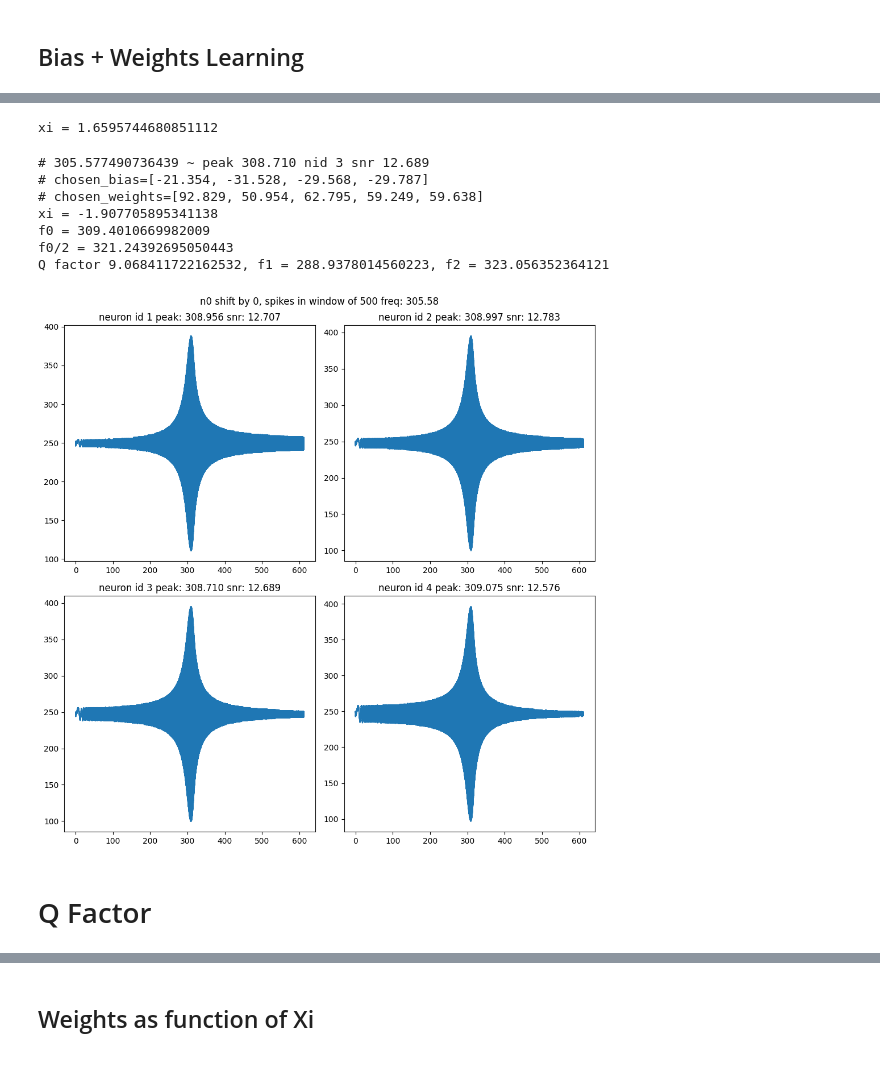
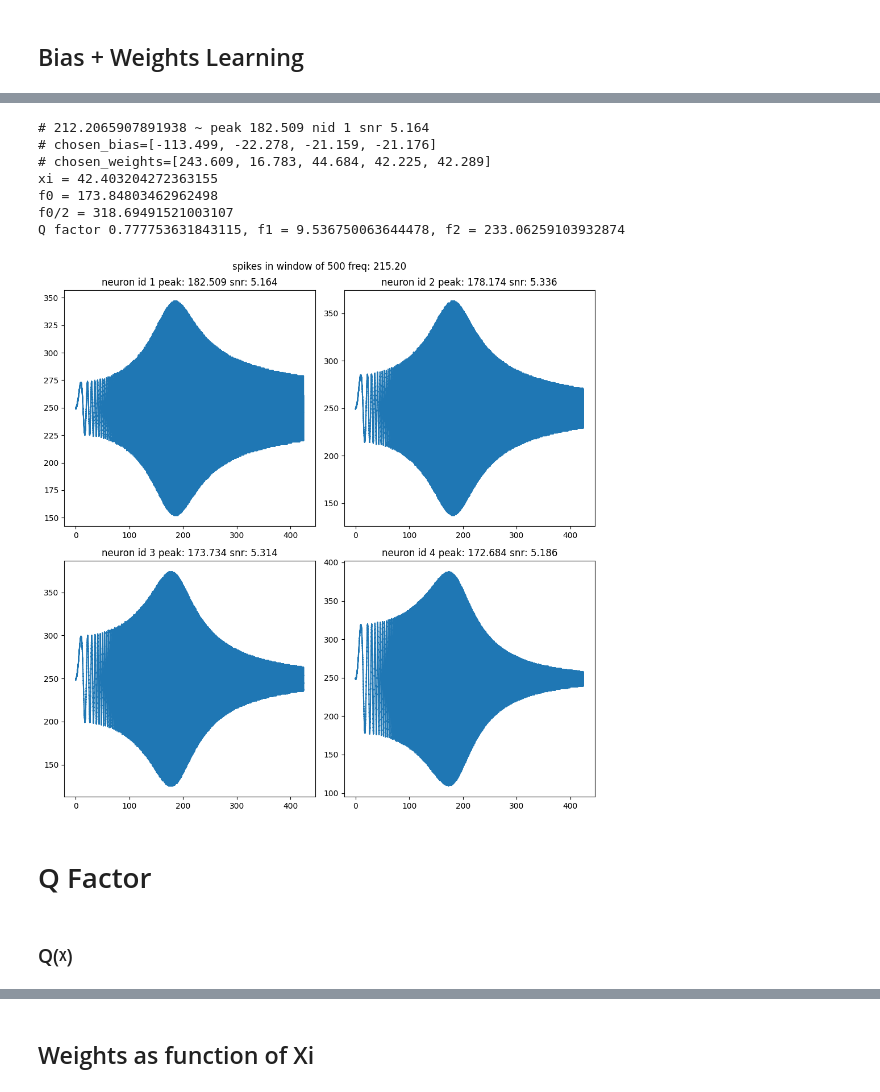
Before and after one commit to yakir4123/SNN-SCTN, a Jupyter notebook: notebooks/supervised_stdp_resonator.ipynb, the cells around one changed output, grey strips where cells are left out. Cells and saved outputs as stored; diff of their text form; code cells hidden in the pictures.

```diff
--- a/notebooks/supervised_stdp_resonator.ipynb
+++ b/notebooks/supervised_stdp_resonator.ipynb
@@ -72,7 +72,7 @@ def argmax(arr):
     return int(.5 * (np.argmax(arr) + len(arr) - np.argmax(arr[::-1]) - 1))
 
 clk_freq = 1536000
-freq0 = 305
+freq0 = 254
 lf = 4
 best_lp = lp_by_lf(lf, freq0, clk_freq)
 freq0 = freq_of_resonator(clk_freq, lf, best_lp)
@@ -87,11 +87,11 @@ freq0
 # %%
 %matplotlib inline
 
-gain = 19
+gain = 12
 spikes_window = 500
+
 resonator = SpikingNetwork(clk_freq)
 resonator.add_amplitude(1000)
-
 # Encode to pdm
 neuron = create_SCTN()
 neuron.activation_function = IDENTITY
@@ -105,13 +105,13 @@ resonator_input = neuron_output(resonator.neurons[0], freq0, shift_degrees=0)
 rresonator_input = events_to_spikes(resonator_input-resonator_input[0], run_window=spikes_window, spikes_arr_size=int(clk_freq/freq0)+1)
 
 ground_truth = []
-phase_shifts = [0] + [45]*3
+phase_shifts = [37.2] + [45]*3
 phase_shifts = np.cumsum(phase_shifts)
 
 gt4stdp = []
 for phase_shift_degree in phase_shifts:
     phase_shift = phase_shift_degree/360
-    resonator.input_full_data(8*sine_wave[int((1-phase_shift)*wave_length):int((20-phase_shift)*wave_length)])
+    resonator.input_full_data(sine_wave[int((1-phase_shift)*wave_length):int((20-phase_shift)*wave_length)])
     resonator.log_out_spikes(-1)
     resonator.forget_logs()
 
@@ -330,8 +292,8 @@ axs[bias_axs].set_xlim(0, epochs+1)
 axs[bias_axs].set_xticks([])
 biases_lines = [axs[bias_axs].plot([w], label=f'bias {i}', color=colors[i])[0] for i, w in enumerate(biases[0])]
 
-y_epsilon = spikes_window * 0.020
-x_epsilon = len(rresonator_input) * 10 / 360
+y_epsilon = spikes_window * 0.01
+x_epsilon = len(rresonator_input) * 5 / 360
 
 gt_peaks = [argmax(gt) for gt in rolling_gt]
 x_phase = np.arange(0, len(rresonator_input))
@@ -465,7 +427,8 @@ with tqdm() as pbar:
             # next condition is to check if the peak is in the right place.
             o_argmax = argmax(o)
 
-            if (abs(o_argmax - gt_peaks[j]) <= 3 * x_epsilon and
+            if (
+#                 abs(o_argmax - gt_peaks[j]) <= 3 * x_epsilon and
                 abs(o_max - gt_wave_amplitudes[j][0]) > y_epsilon/4 and
                 abs(o_min - gt_wave_amplitudes[j][1]) > y_epsilon/4
 
@@ -481,7 +444,7 @@ with tqdm() as pbar:
                 if areas_j == [] or len(areas_j[-1]) == 2:
                     areas_j.append((i, ))
                 # 100 mse -> stretch_or_shrink_scale 0.001
-                stretch_or_shrink_scale = 5*(mses[i, j]*1000//1e4) / 1e4
+                stretch_or_shrink_scale = (mses[i, j]*1000//1e4) / 1e4
                 if gt_wave_amplitudes[j][1] < o_min < o_max < gt_wave_amplitudes[j][0]:
                     neuron.theta -= stretch_or_shrink_scale
                     neuron.synapses_weights[0] += 2 * stretch_or_shrink_scale #/ len(neuron.synapses_weights)
@@ -645,9 +589,5 @@ axs[1].legend()
-# %%
-x = np.linspace(0, 360, len(output[0]))
-print(f'xi = {x[int(argmax(output[1]))] - x[int(argmax(output[0]))]}')
-# %% [output]
-xi = 1.6595744680851112
 # %%
+%matplotlib inline
 x = np.linspace(0, 360, len(output[0]))
 xi = x[int(argmax(output[1]))] - x[int(argmax(output[0]))]
 
@@ -668,7 +608,7 @@ start_freq = 0
 spectrum = 2 * freq0
 res_resonator.forget_logs()
 
-step = 100/(clk_freq)
+step = 200/(clk_freq)
 test_size = int(spectrum / step)
 test_resonator_on_chirp(
     res_resonator,
@@ -683,47 +623,49 @@ peak = [0] * 4
 best_lp = lp_by_lf(lf, freq0, clk_freq)
 f_resonator = freq_of_resonator(clk_freq, lf, best_lp)
 fig, axs = plt.subplots(2, 2, figsize=(10, 10))
-fig.suptitle(f'n0 shift by {phase_shifts[0]}, spikes in window of {spikes_window} freq: {f_resonator:.2f}')
+fig.suptitle(f'spikes in window of {spikes_window} freq: {f_resonator:.2f}')
 for nid in range(4):
     spikes_neuron = res_resonator.neurons[nid + 1]
     y_events = spikes_neuron.out_spikes()
     y_spikes = np.zeros(test_size)
     y_spikes[y_events] = 1
     y_spikes = np.convolve(y_spikes, np.ones(spikes_window, dtype=int), 'valid')
     x = np.linspace(start_freq, start_freq+spectrum, len(y_spikes))
 
     ax = axs[nid//2, nid%2]
     # ax.set_ylim(spikes_window/4, 3*spikes_window/4)
     ax.plot(x, y_spikes)
     snr_spikes = y_spikes[3000:]
     snr[nid] = (snr_spikes.max() - snr_spikes.min())/snr_spikes.std()
     peak[nid] = x[3000+np.argmax(snr_spikes)]
     ax.set_title(f'neuron id {nid + 1} peak: {peak[nid]:.3f} snr: {snr[nid]:.3f}')
 fig.tight_layout()
 
 nid = np.argmax(np.array(snr) / np.abs(np.array(peak) - freq0))
 print(f'# {freq0} ~ peak {peak[nid]:.3f} nid {nid+1} snr {snr[nid]:.3f}')
 print(f'# chosen_bias={list(chosen_bias)}')
 print(f'# chosen_weights={list(chosen_weights)}')
 
 f0 = x[y_spikes == y_spikes.max()]
 f0 = (f0[0] + f0[-1])/2
 f2 = np.mean(y_spikes) + .5*(np.max(y_spikes) - np.mean(y_spikes))
 arg_Q = x[(y_spikes > f2*.997) & (y_spikes < f2*1.003)]
 print(f'xi = {xi}')
 print(f'f0 = {f0}')
 print(f'f0/2 = {f2}')
 print(f'Q factor {f0/(arg_Q[-1] - arg_Q[0])}, f1 = {arg_Q[0]}, f2 = {arg_Q[-1]}')
 # %% [output]
-# 305.577490736439 ~ peak 308.710 nid 3 snr 12.689
-# chosen_bias=[-21.354, -31.528, -29.568, -29.787]
-# chosen_weights=[92.829, 50.954, 62.795, 59.249, 59.638]
-xi = -1.907705895341138
-f0 = 309.4010669982009
-f0/2 = 321.24392695050443
-Q factor 9.068411722162532, f1 = 288.9378014560223, f2 = 323.056352364121
+# 212.2065907891938 ~ peak 182.509 nid 1 snr 5.164
+# chosen_bias=[-113.499, -22.278, -21.159, -21.176]
+# chosen_weights=[243.609, 16.783, 44.684, 42.225, 42.289]
+xi = 42.403204272363155
+f0 = 173.84803462962498
+f0/2 = 318.69491521003107
+Q factor 0.777753631843115, f1 = 9.536750063644478, f2 = 233.06259103932874
-[figure, old version]
+[figure, new version]
 # %% [markdown]
 # Q Factor
+# %% [markdown]
+### Q(ᵡ)
 # %%
 %matplotlib notebook
```
Also changed, not shown: parts of 11 cells of this notebook, 3 other files.
